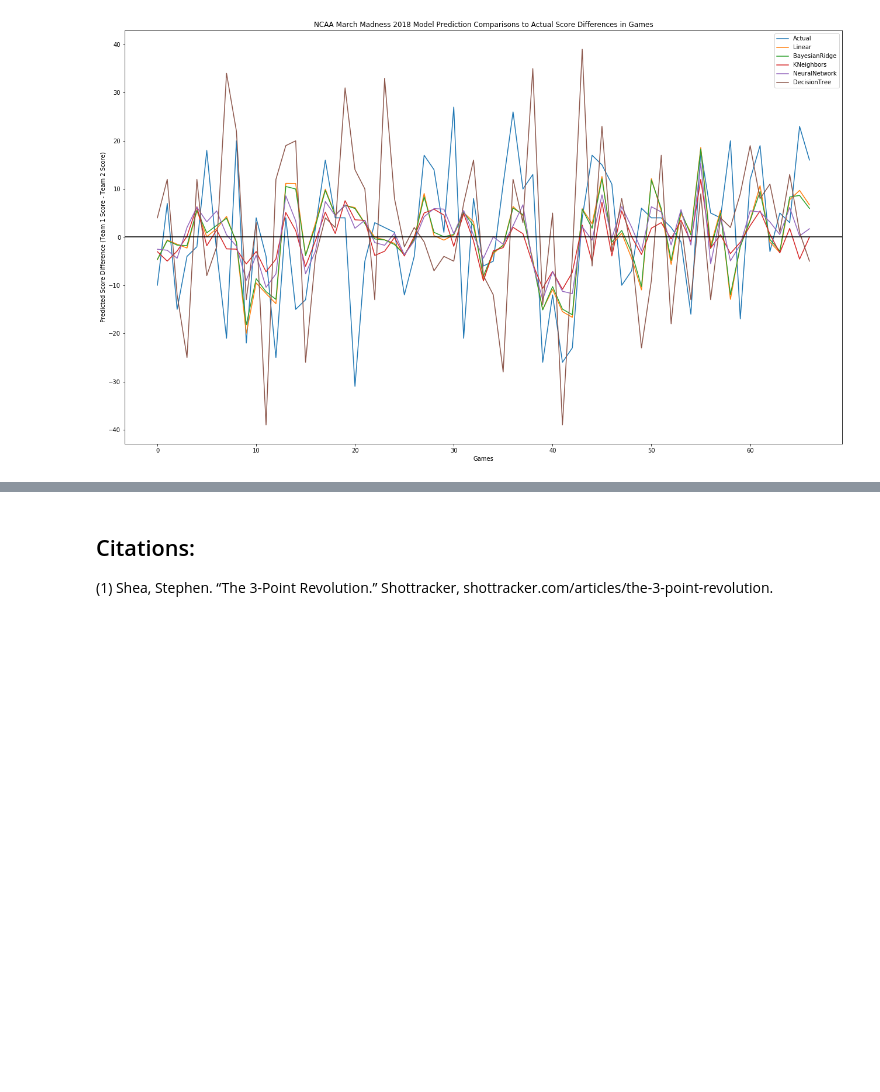
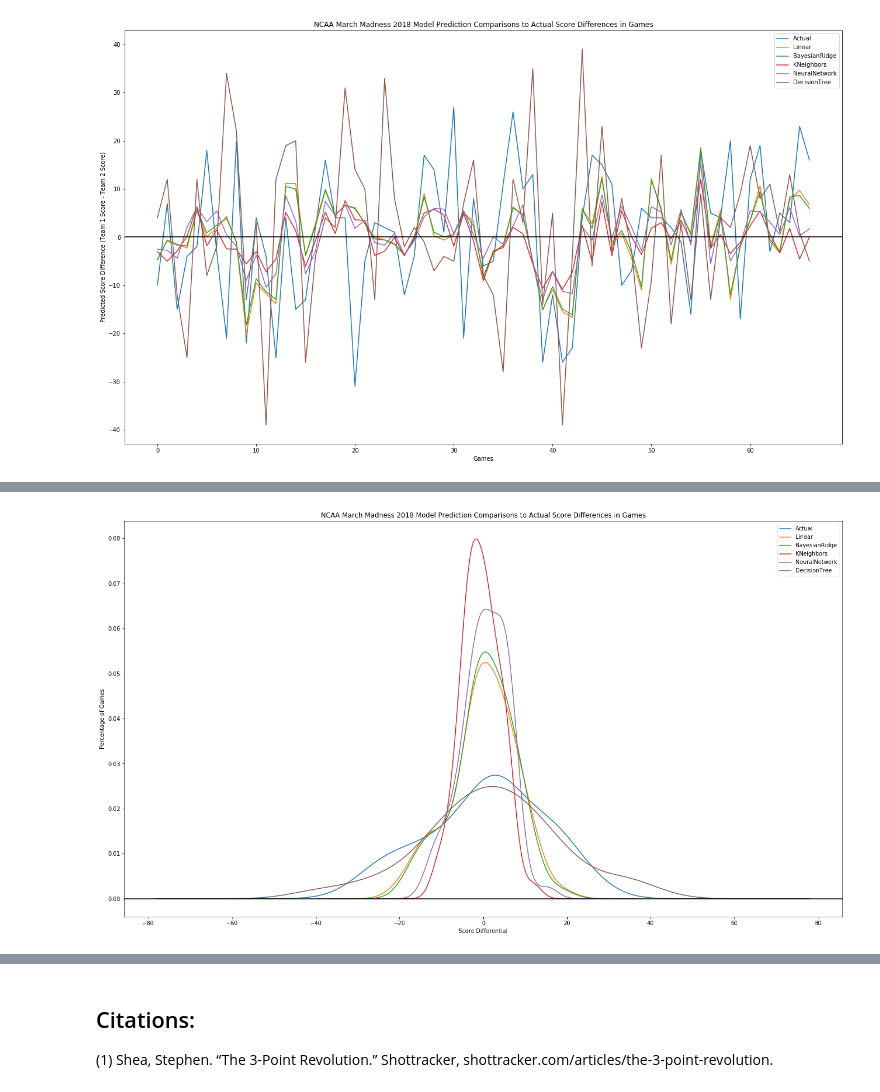
Before and after one commit to puvvadakc/NCAA2k19Predictions, a Jupyter notebook: testing/Resource.ipynb, the cells around one changed output, grey strips where cells are left out. Drawn from its saved outputs; the diff is of its cells as text; code cells hidden in the pictures; blank space fills up the shorter version.

```diff
--- a/testing/Resource.ipynb
+++ b/testing/Resource.ipynb
@@ -274,0 +326,19 @@ plt.show()
+# %%
+plt.figure(figsize = [23, 13])
+
+# plot sj
+predDf['Actual'].plot(kind = 'density', label="Actual")
+predDf['LPred'].plot(kind = 'density', label="Linear")
+predDf['BPred'].plot(kind = 'density', label="BayesianRidge")
+predDf['KPred'].plot(kind = 'density', label="KNeighbors")
+predDf['NPred'].plot(kind = 'density', label="NeuralNetwork")
+predDf['DPred'].plot(kind = 'density', label="DecisionTree")
+
+plt.title("NCAA March Madness 2018 Model Prediction Comparisons to Actual Score Differences in Games")
+plt.xlabel('Score Differential')
+plt.ylabel('Percentage of Games')
+plt.legend()
+plt.axhline(0, color='black')
+plt.show()
+# %% [output]
+[figure, added]
```
Also changed, not shown: parts of 11 cells of this notebook, 2 other files.
